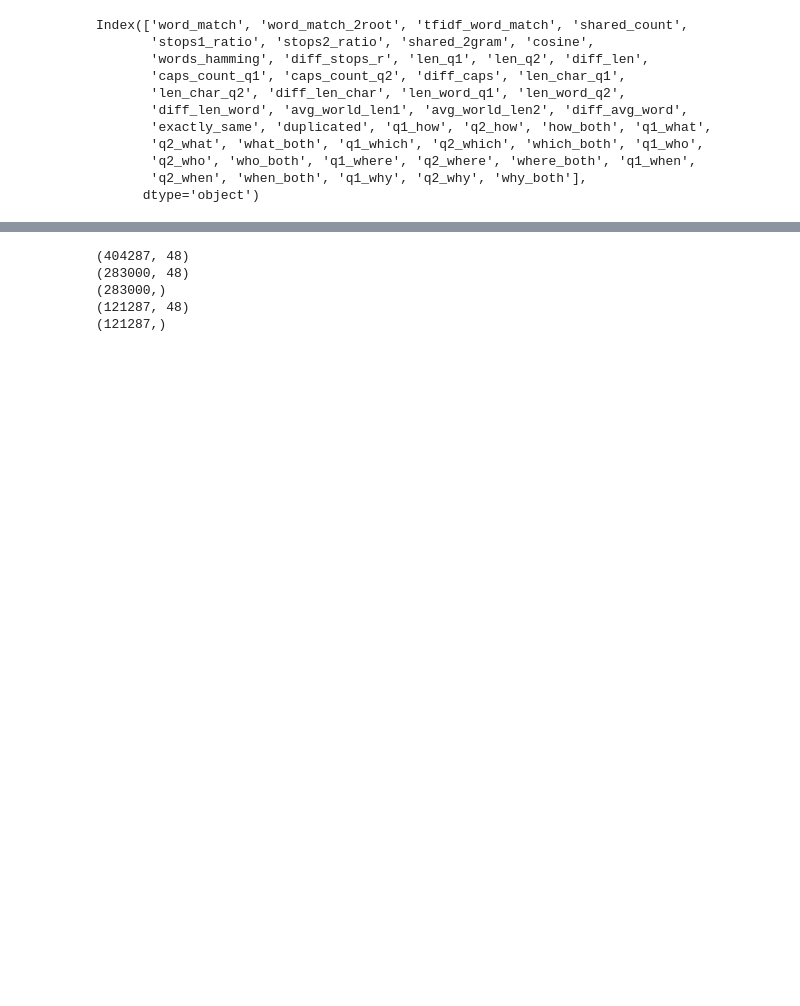
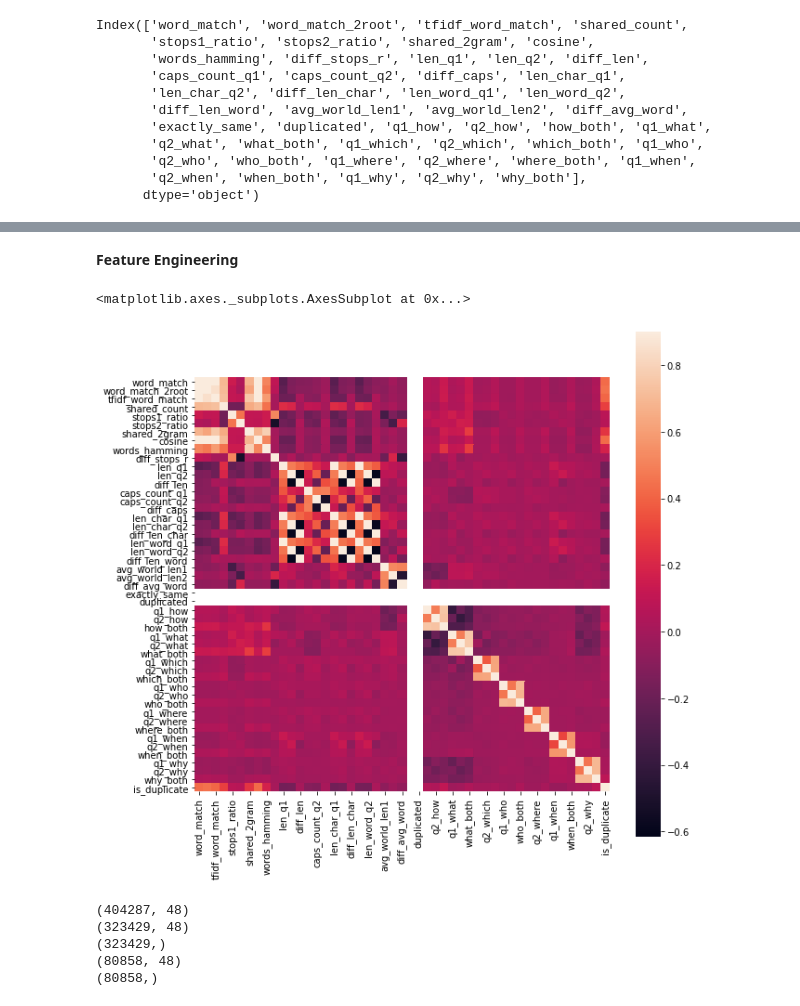
Before and after one commit to kashaudhan/Pairing_Similar_Questions, a Jupyter notebook: Quora_Question_Pairing_Project.ipynb, the cells around one changed output, grey strips where cells are left out. Cells and saved outputs as stored; diff of their text form; code cells hidden in the pictures; blank space fills up the shorter version.

```diff
--- a/Quora_Question_Pairing_Project.ipynb
+++ b/Quora_Question_Pairing_Project.ipynb
@@ -290,6 +209,16 @@ print(list(x.columns.values))
+# %% [markdown]
+**Feature Engineering**
+# %%
+x['is_duplicate'] = data_frame['is_duplicate']
+plt.subplots(figsize=(10,10))
+sns.heatmap(x.corr(), vmax=0.9, square=True)
+# %% [output]
+<matplotlib.axes._subplots.AxesSubplot at 0x...>
+[figure, added]
 # %%
-from sklearn.model_selection import train_test_split
-X_train, X_test, y_train, y_test = train_test_split(x, data_frame.is_duplicate, test_size=0.3, random_state=42)
+y = x.is_duplicate
+x.drop(labels=['is_duplicate'], inplace=True, axis=1)
+X_train, X_test, y_train, y_test = train_test_split(x, y, test_size=0.2, random_state=42)
 print(x.shape)
 print(X_train.shape)
 print(y_train.shape)
@@ -297,7 +226,7 @@ print(X_test.shape)
 print(y_test.shape)
 # %% [output]
 (404287, 48)
-(283000, 48)
-(283000,)
-(121287, 48)
-(121287,)
+(323429, 48)
+(323429,)
+(80858, 48)
+(80858,)
```
Also changed, not shown: parts of 42 cells of this notebook.
